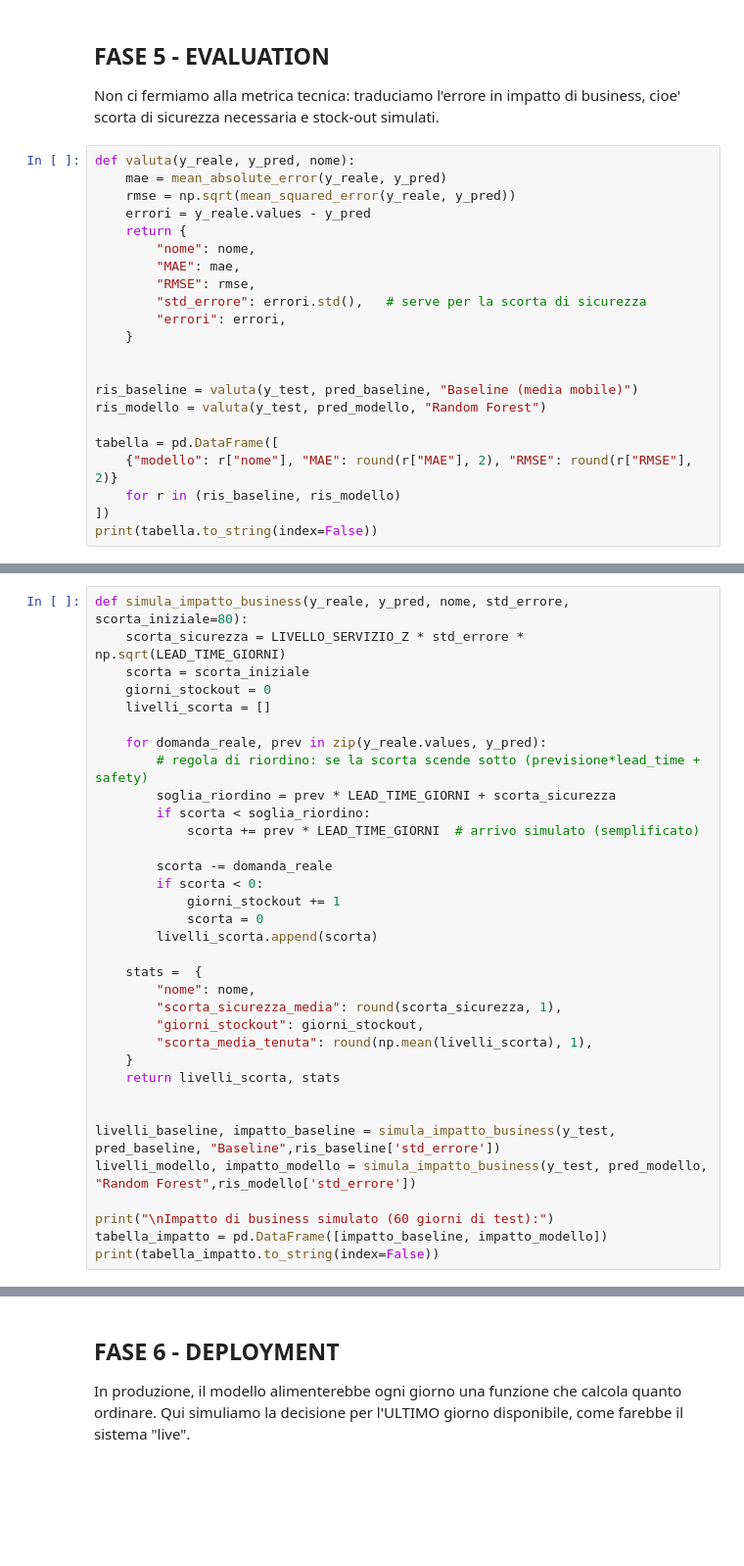
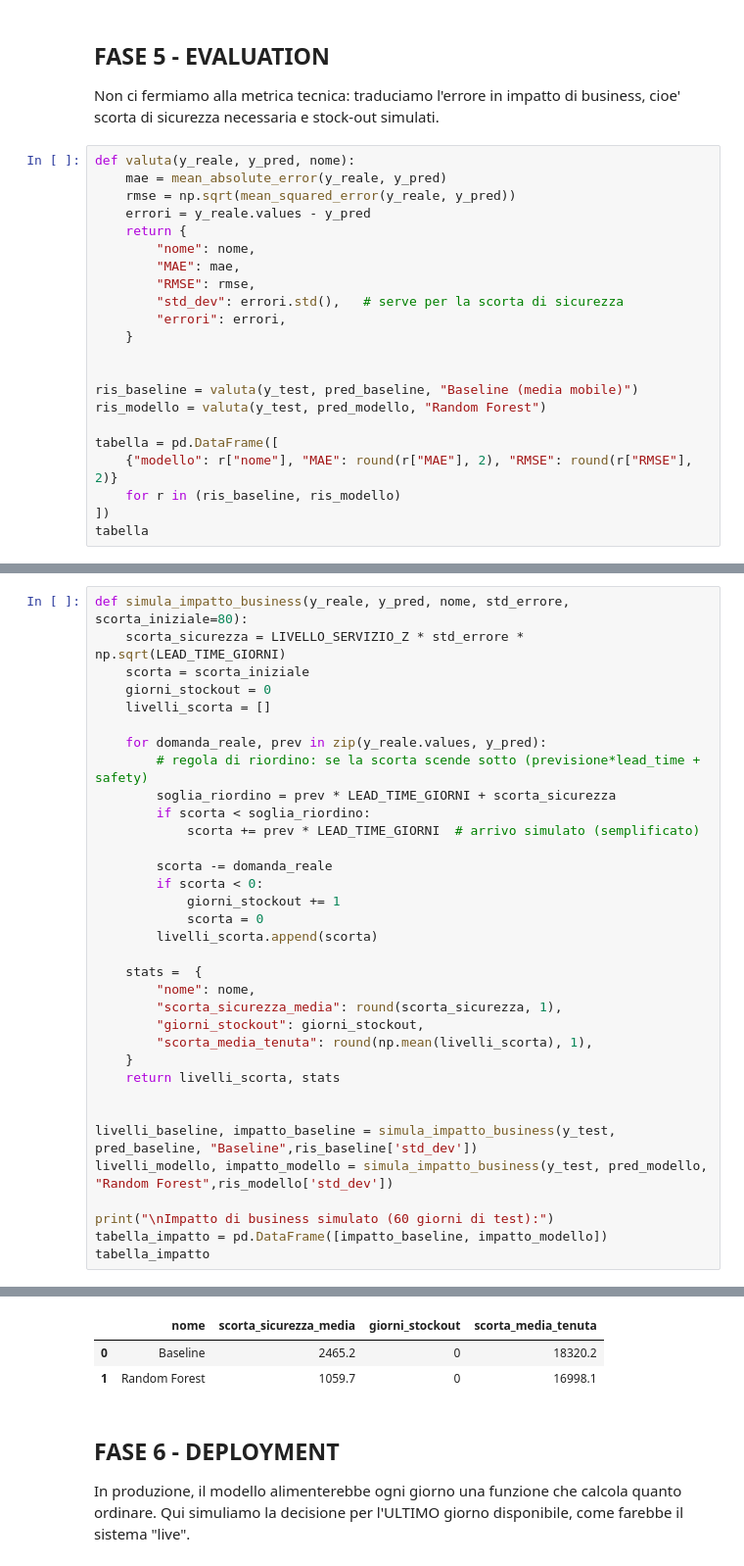
Before and after one commit to misterkilgore/machine_learning_4_pmi, a Jupyter notebook: scortemagazzino/magazzino.ipynb, the cells around one changed output, grey strips where cells are left out. Shown at 98% size. Cells and saved outputs as stored; diff of their text form; blank space fills up the shorter version.

```diff
--- a/scortemagazzino/magazzino.ipynb
+++ b/scortemagazzino/magazzino.ipynb
@@ -268,7 +270,7 @@ def valuta(y_reale, y_pred, nome):
         "nome": nome,
         "MAE": mae,
         "RMSE": rmse,
-        "std_errore": errori.std(),   # serve per la scorta di sicurezza
+        "std_dev": errori.std(),   # serve per la scorta di sicurezza
         "errori": errori,
     }
 
@@ -280,5 +282,5 @@ tabella = pd.DataFrame([
     {"modello": r["nome"], "MAE": round(r["MAE"], 2), "RMSE": round(r["RMSE"], 2)}
     for r in (ris_baseline, ris_modello)
 ])
-print(tabella.to_string(index=False))
+tabella
 # %% [output]
@@ -338,11 +330,11 @@ def simula_impatto_business(y_reale, y_pred, nome, std_errore, scorta_iniziale=8
     return livelli_scorta, stats
 
 
-livelli_baseline, impatto_baseline = simula_impatto_business(y_test, pred_baseline, "Baseline",ris_baseline['std_errore'])
-livelli_modello, impatto_modello = simula_impatto_business(y_test, pred_modello, "Random Forest",ris_modello['std_errore'])
+livelli_baseline, impatto_baseline = simula_impatto_business(y_test, pred_baseline, "Baseline",ris_baseline['std_dev'])
+livelli_modello, impatto_modello = simula_impatto_business(y_test, pred_modello, "Random Forest",ris_modello['std_dev'])
 
 print("\nImpatto di business simulato (60 giorni di test):")
 tabella_impatto = pd.DataFrame([impatto_baseline, impatto_modello])
-print(tabella_impatto.to_string(index=False))
+tabella_impatto
 # %% [output]
 Impatto di business simulato (60 giorni di test):
@@ -352,3 +341,6 @@ Random Forest                  1059.7                0              16998.1
+|  | nome | scorta_sicurezza_media | giorni_stockout | scorta_media_tenuta |
+| 0 | Baseline | 2465.2 | 0 | 18320.2 |
+| 1 | Random Forest | 1059.7 | 0 | 16998.1 |
 # %% [markdown]
 ## FASE 6 - DEPLOYMENT
 
```
Also changed, not shown: parts of 21 cells of this notebook, 1 other file.
